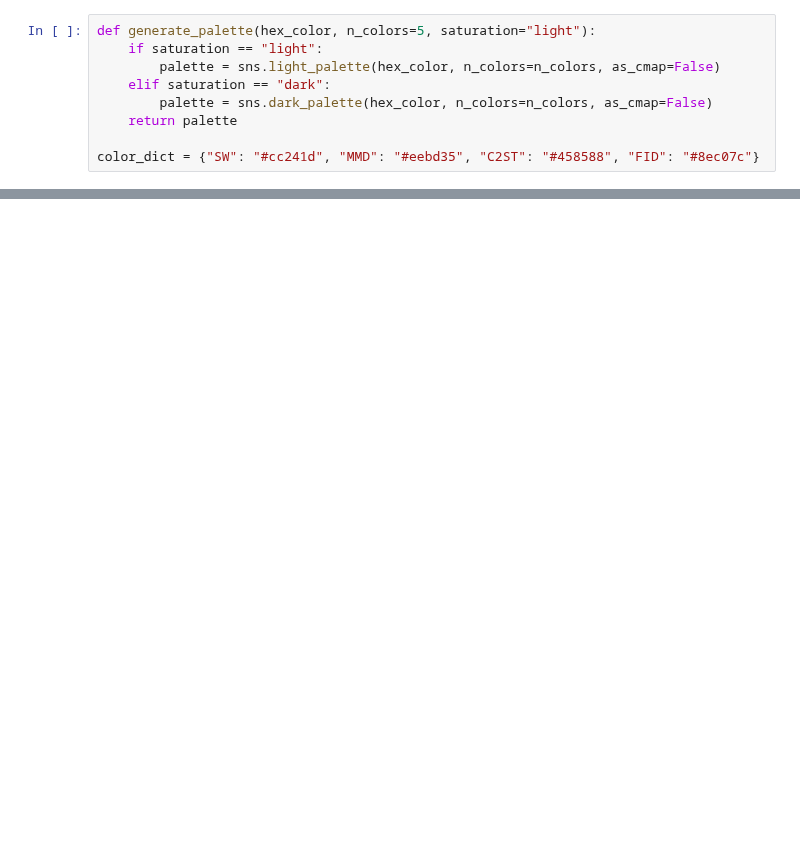
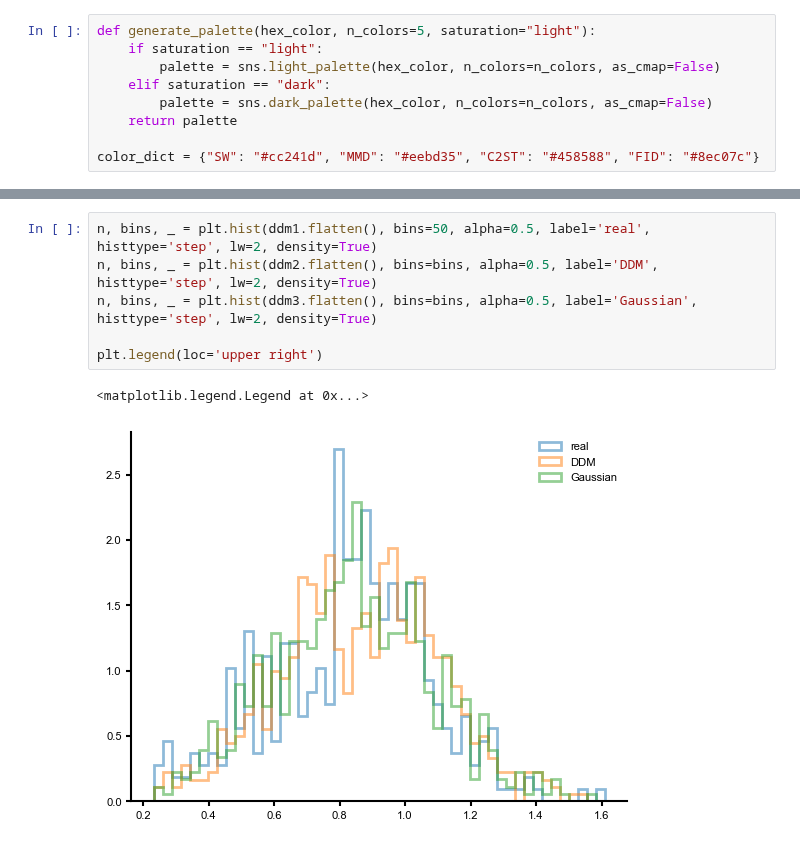
Before and after one commit to mackelab/labproject, a Jupyter notebook: docs/notebooks/application1_copy.ipynb, the cells around one changed output, grey strips where cells are left out. Saved outputs shown, nothing was run; the diff lists cells and outputs as text; blank space fills up the shorter version.

```diff
--- a/docs/notebooks/application1_copy.ipynb
+++ b/docs/notebooks/application1_copy.ipynb
@@ -226,0 +305,9 @@ plt.subplots_adjust(hspace=0.5, wspace=0.05)
+# %%
+n, bins, _ = plt.hist(ddm1.flatten(), bins=50, alpha=0.5, label='real', histtype='step', lw=2, density=True)
+n, bins, _ = plt.hist(ddm2.flatten(), bins=bins, alpha=0.5, label='DDM', histtype='step', lw=2, density=True)
+n, bins, _ = plt.hist(ddm3.flatten(), bins=bins, alpha=0.5, label='Gaussian', histtype='step', lw=2, density=True)
+
+plt.legend(loc='upper right')
+# %% [output]
+<matplotlib.legend.Legend at 0x...>
+[figure, added]
```
Also changed, not shown: parts of 8 cells of this notebook, 1 other file.
